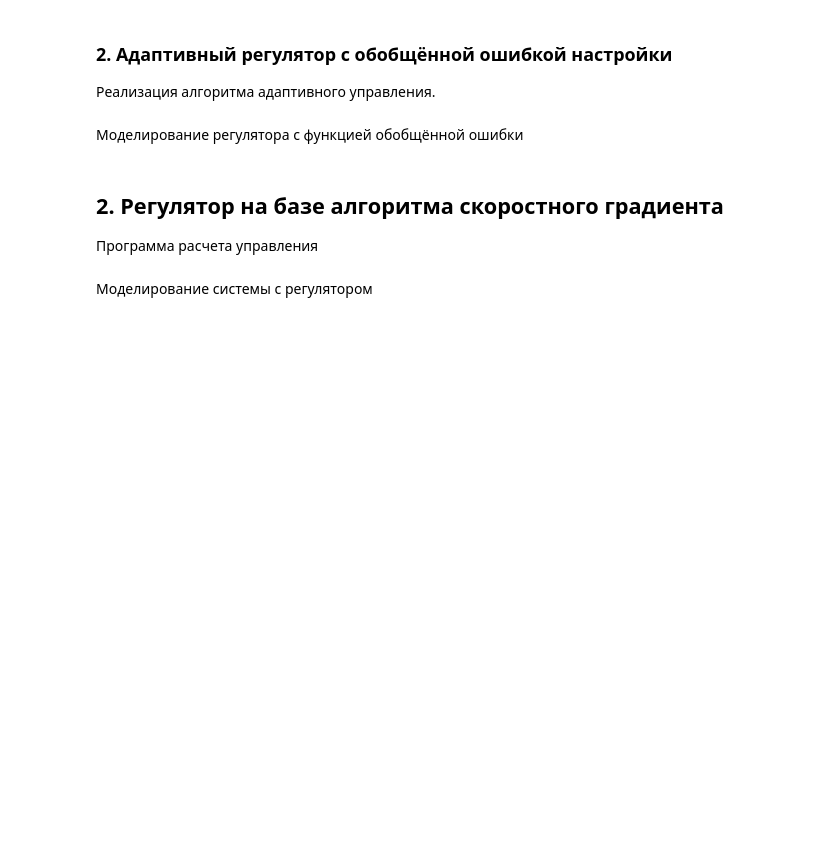
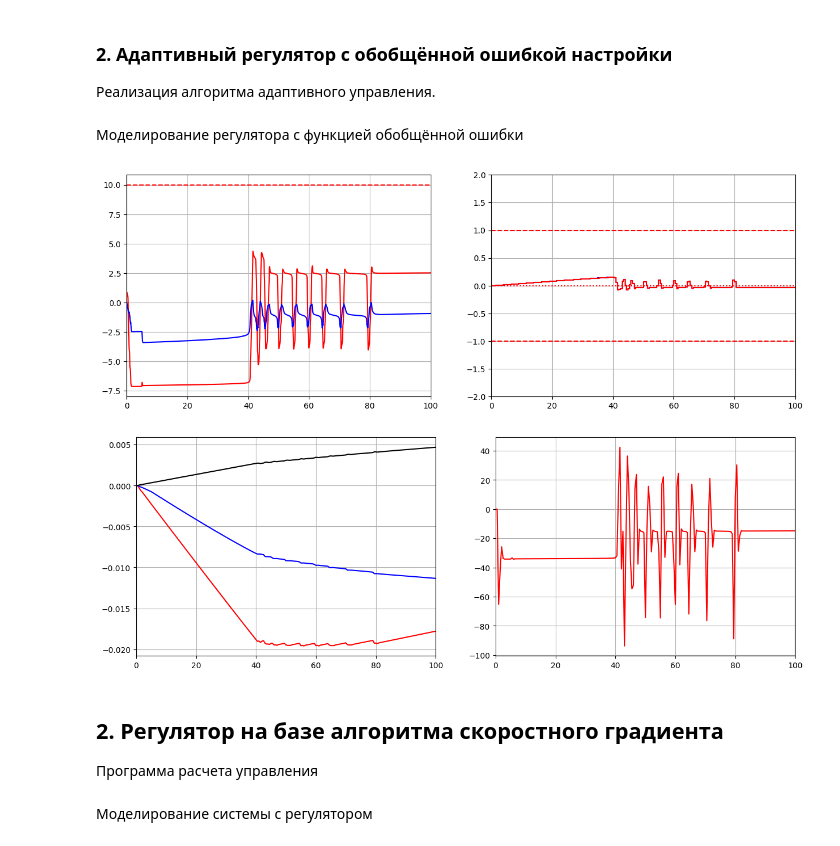
Before and after one commit to sanka-eu/nonlinear_and_adaptive_control_practice, a Jupyter notebook: lab4_direct_adaptive_control.ipynb, the cells around one changed output. Saved outputs shown, nothing was run; the diff lists cells and outputs as text; code cells hidden in the pictures; blank space fills up the shorter version.

```diff
--- a/lab4_direct_adaptive_control.ipynb
+++ b/lab4_direct_adaptive_control.ipynb
@@ -25,10 +35,12 @@ def F_with_change(step_time, init_value, finish_value):
     def F_with_control(uc):
         def F_internal(x, t):
             if t > step_time:
-                v = finish_value
+                zeta = finish_value
             else:
-                v = init_value
-            return [ -math.pow(x[0],3) + x[1] + v, -x[1] + uc]
+                zeta = init_value
+            d_dP=17 * x[1] + zeta - 0.1 * math.pow(x[0],3) + 9 * math.sin(4 * x[0] - 7) - 6
+            dT=-0.1 * math.pow(x[1],3) - 2 * x[1] * math.cos(5 * x[0] + 6) + uc - 1
+            return [d_dP, dT]
 
         return F_internal
     return F_with_control
@@ -57,7 +69,7 @@ class ADCS_gerr(digicon_mod.plc.PLC):
     def __init__(self, goal, gain, speed, dt): # функция инициализации параметров
         super(ADCS_gerr,self).__init__(gain,step=dt)
         self.g = speed
-        self.Pd = goal
+        self.P_d = goal
         self.dt = dt
         self.c10 = 0.0
         self.c20 = 0.0
@@ -67,7 +79,7 @@ class ADCS_gerr(digicon_mod.plc.PLC):
         self.y_last_last = None
 
     def optimize(self, x, t):
-        y = x[0] - self.Pd
+        y = x[0] - self.P_d
         self.coeff['t'].append(t)
         self.coeff['y'].append(y)
         if self.y_last_last is not None:
@@ -109,34 +121,37 @@ class ADCS_gerr(digicon_mod.plc.PLC):
 # %% [markdown]
 Моделирование регулятора с функцией обобщённой ошибки
 # %%
-v0_init = 0.0
-v0_finish = 2.0
-change_time = 30
-goal = 0.55
-gain = 2
+v0_init = 4.0
+v0_finish = 23.0
+change_time = 5
+goal = 10
+gain = 30
 step = 0.5
-mod_step = 0.1
-tk = 60
-x0 = [0.3, -0.1]
+mod_step = 0.001
+tk = 100
+x0 = [0.5, 0.0]
 func_ctrl = F_with_change(change_time,v0_init,v0_finish)
 
-reg = ADCS_gerr(goal=goal, gain=gain, dt=step, speed=0.1)
+reg = ADCS_gerr(goal=goal, gain=gain, dt=step, speed=0.000001)
 res = digicon_mod.sim.calculate(func_ctrl, x0, mod_step, tk, reg)
 plot_result(time=res['t'], time_end=tk, x1 = res['x1'], x2 = res['x2'], plc=reg, goal=goal)
 
 tend = tk
 plt.figure(figsize=(15,5))
 plt.subplot(1,2,1)
 plt.plot(reg.coeff['t'], reg.coeff['c1'], 'r',# [0, tk], [-1, -1], 'r--',
          reg.coeff['t'], reg.coeff['c2'], 'b',# [0, change_time, change_time, tk], [v0_init, v0_init, v0_finish, v0_finish], 'b--')
          reg.coeff['t'], reg.coeff['c3'], 'k')
 plt.xlim([0, tk])
 plt.grid()
 plt.subplot(1,2,2)
 plt.plot(reg.coeff['t'], reg.coeff['sigma'], 'r')# [0, tk], [-1, -1], 'r--',
 plt.grid()
 plt.xlim([0, tk])
 plt.show()
+# %% [output]
+[figure, added]
+[figure, added]
 # %% [markdown]
 ## 2. Регулятор на базе алгоритма скоростного градиента
 Программа расчета управления
```
Also changed, not shown: parts of 6 cells of this notebook.
